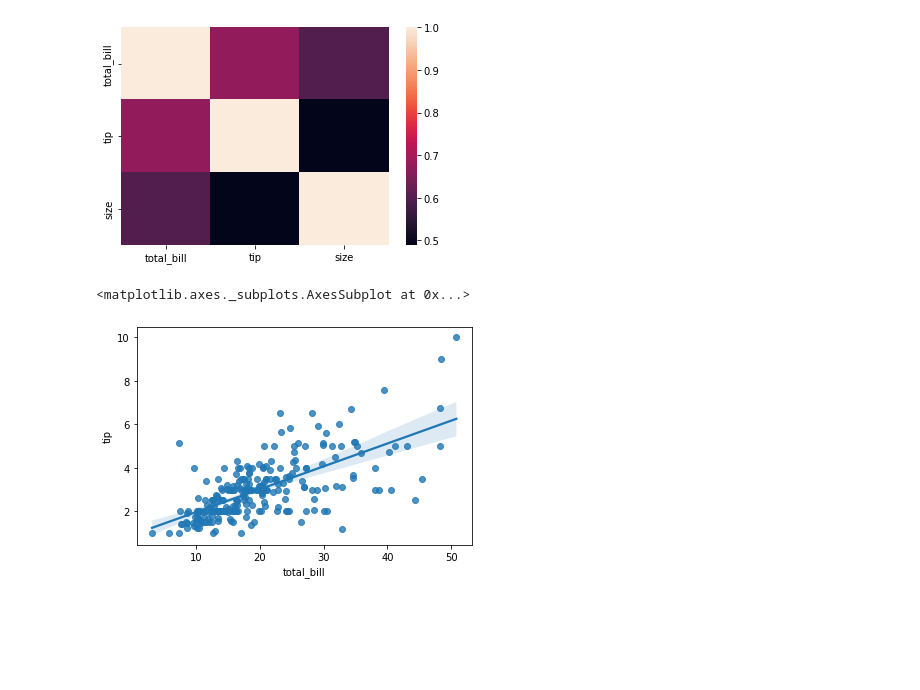
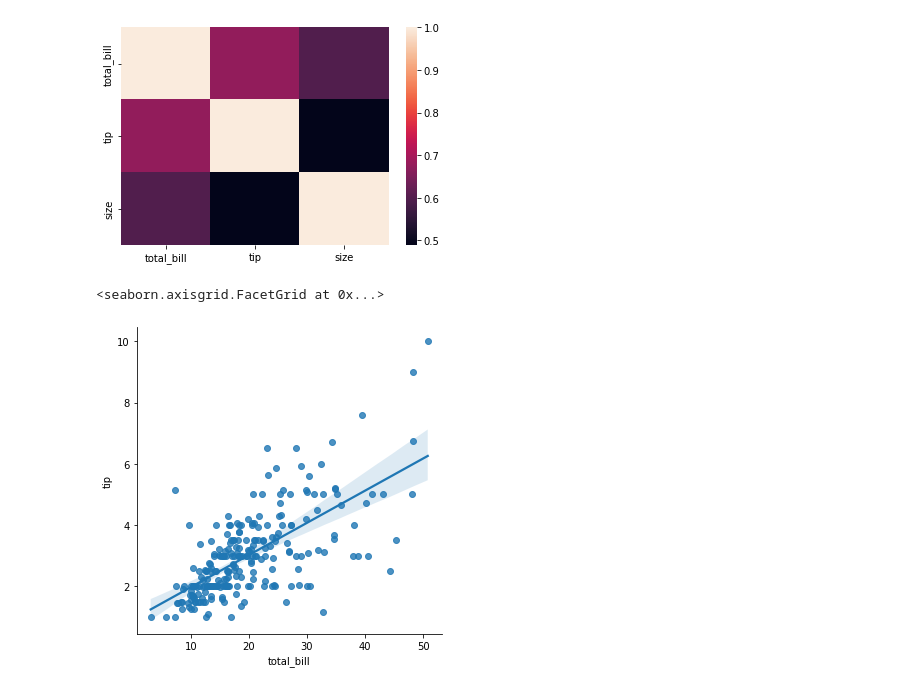
Before and after one commit to Pepcoders/Data-Science-January, a Jupyter notebook: Seaborn.ipynb, the cells around one changed output. Cells and saved outputs as stored; diff of their text form; code cells hidden in the pictures; blank space fills up the shorter version.

```diff
--- a/Seaborn.ipynb
+++ b/Seaborn.ipynb
@@ -134,7 +134,7 @@ sns.heatmap(df.corr())
 <matplotlib.axes._subplots.AxesSubplot at 0x...>
 [figure]
 # %%
-sns.regplot(x='total_bill',y='tip',data=df)
+sns.lmplot(x='total_bill',y='tip',data=df)
 # %% [output]
-<matplotlib.axes._subplots.AxesSubplot at 0x...>
+<seaborn.axisgrid.FacetGrid at 0x...>
-[figure, old version]
+[figure, new version]
```
